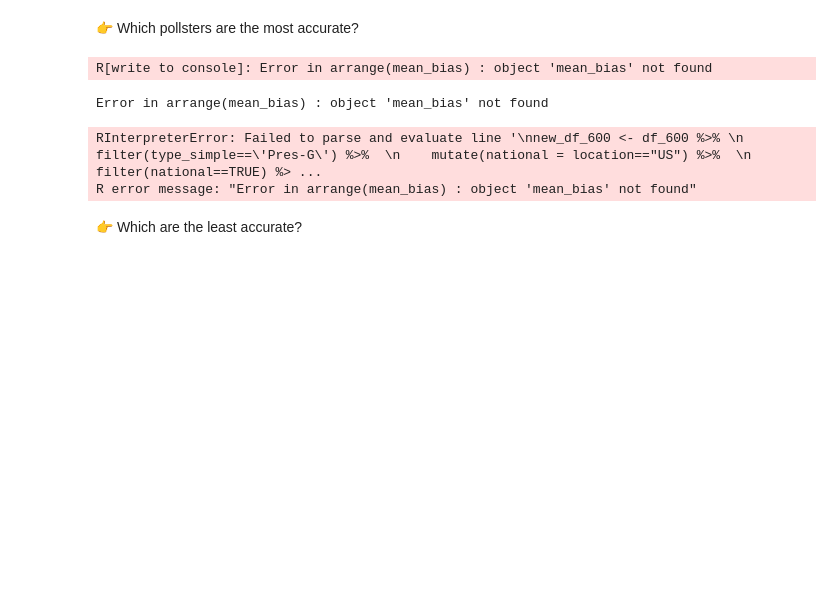
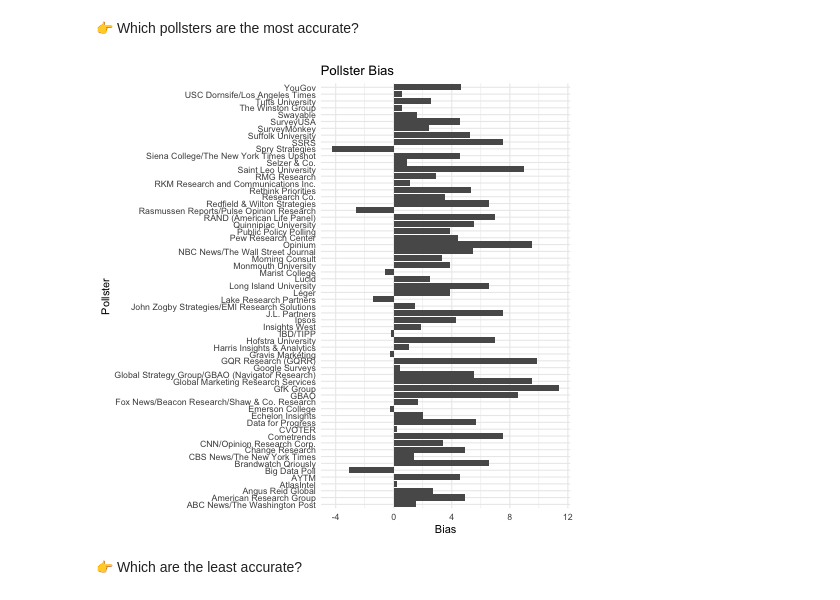
Before and after one commit to data4news-students/polling-exploration-srm-yx, a Jupyter notebook: notebook-3.ipynb, the cells around one changed output. Drawn from its saved outputs; the diff is of its cells as text; code cells hidden in the pictures; blank space fills up the shorter version.

```diff
--- a/notebook-3.ipynb
+++ b/notebook-3.ipynb
@@ -174,31 +174,26 @@ ranking
 # %%
 %%R -i df_600
 
 new_df_600 <- df_600 %>%
     filter(type_simple=='Pres-G') %>%
     mutate(national = location=="US") %>%
     filter(national==TRUE) %>%
     filter(year=='2020' | year=='2016')
 
 new_df_600 %>%
     group_by(pollster) %>%
     summarise(mean_bias = mean(bias)) %>%
-    arrange(mean_bias) %>%
+    arrange(desc(mean_bias)) %>%
     ggplot(aes(x = pollster, y = mean_bias)) +
     geom_col() +
     coord_flip() +
     labs(title = "Pollster Bias", x = "Pollster", y = "Bias") +
     theme_minimal()
-    #set the order of the pollsters
-
 
 
 # American Research Group is the pollster with the least bias among all five pollsters, because it has the lowest average bias from all the polls it has conducted.
 # %% [output]
-R[write to console]: Error in arrange(mean_bias) : object 'mean_bias' not found
-Error in arrange(mean_bias) : object 'mean_bias' not found
-RInterpreterError: Failed to parse and evaluate line '\nnew_df_600 <- df_600 %>% \n    filter(type_simple==\'Pres-G\') %>%  \n    mutate(national = location=="US") %>%  \n    filter(national==TRUE) %> ...
-R error message: "Error in arrange(mean_bias) : object 'mean_bias' not found"
+[figure, added]
 # %% [markdown]
 👉 Which are the least accurate?
 # %%
```
